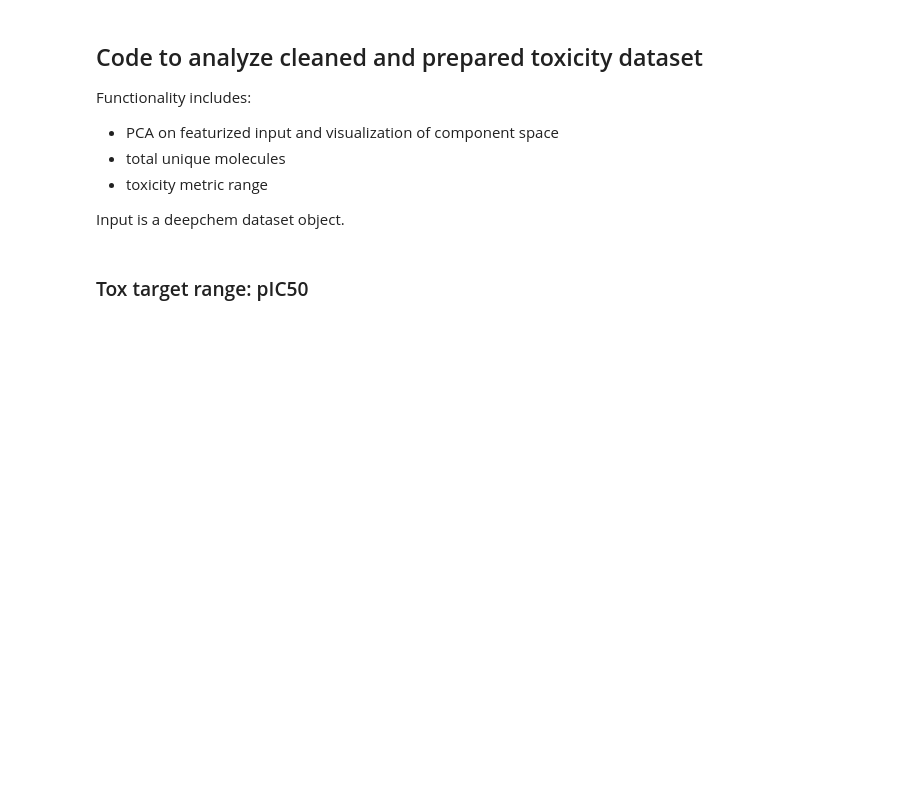
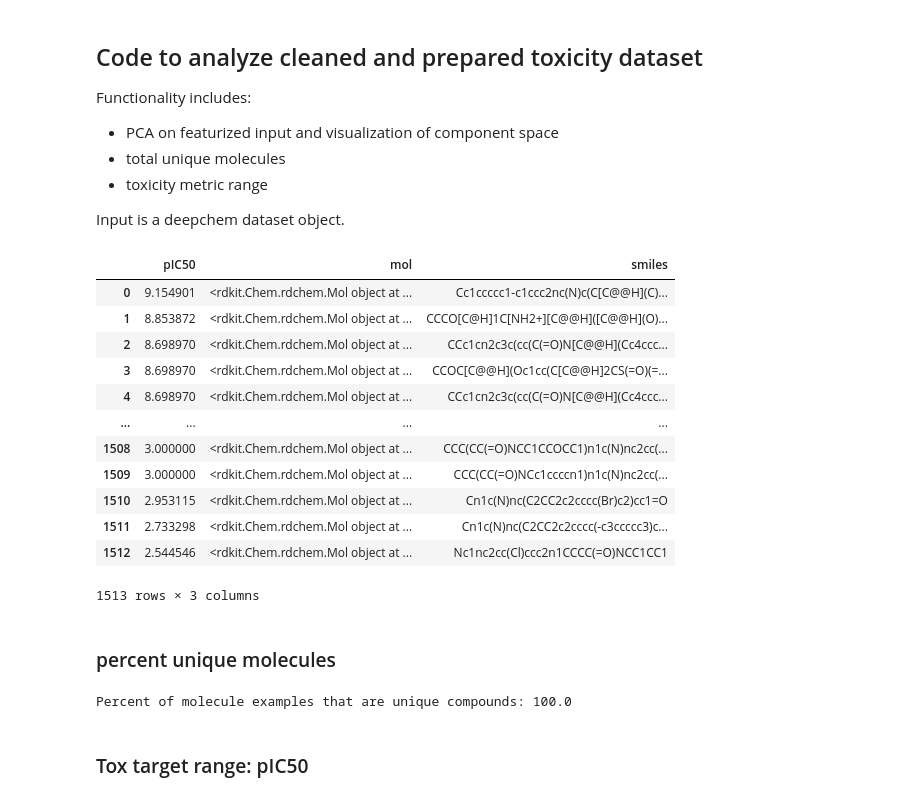
Before and after one commit to Zymergen-DIRECT-2021/cytoxnet, a Jupyter notebook: working/data_metrics.ipynb, the cells around one changed output. Drawn from its saved outputs; the diff is of its cells as text; code cells hidden in the pictures; blank space fills up the shorter version.

```diff
--- a/working/data_metrics.ipynb
+++ b/working/data_metrics.ipynb
@@ -16,13 +20,38 @@ import sklearn.decomposition
 # %%
 ## produce a fake incoming dataset temporarily
 # load from deepchem
-task, dataset, transformer = deepchem.molnet.load_bace_regression(splitter=None)
+task, dataset, transformer = deepchem.molnet.load_bace_regression(splitter=None, featurizer=deepchem.feat.RawFeaturizer())
 # %%
 # un normalize
 y = transformer[0].untransform(dataset[0].y)
 X = dataset[0].X
 # %%
-y_dataframe = pandas.DataFrame(data=y, columns=['pIC50'])
+dataframe = pandas.DataFrame(data=y, columns=['pIC50'])
+dataframe['mol'] = X
+dataframe['smiles'] = dataframe['mol'].apply(lambda mol: rdkit.Chem.MolToSmiles(mol))
+dataframe
+# %% [output]
+|  | pIC50 | mol | smiles |
+| 0 | 9.154901 | <rdkit.Chem.rdchem.Mol object at ... | Cc1ccccc1-c1ccc2nc(N)c(C[C@@H](C)... |
+| 1 | 8.853872 | <rdkit.Chem.rdchem.Mol object at ... | CCCO[C@H]1C[NH2+][C@@H]([C@@H](O)... |
+| 2 | 8.698970 | <rdkit.Chem.rdchem.Mol object at ... | CCc1cn2c3c(cc(C(=O)N[C@@H](Cc4ccc... |
+| 3 | 8.698970 | <rdkit.Chem.rdchem.Mol object at ... | CCOC[C@@H](Oc1cc(C[C@@H]2CS(=O)(=... |
+| 4 | 8.698970 | <rdkit.Chem.rdchem.Mol object at ... | CCc1cn2c3c(cc(C(=O)N[C@@H](Cc4ccc... |
+| ... | ... | ... | ... |
+| 1508 | 3.000000 | <rdkit.Chem.rdchem.Mol object at ... | CCC(CC(=O)NCC1CCOCC1)n1c(N)nc2cc(... |
+| 1509 | 3.000000 | <rdkit.Chem.rdchem.Mol object at ... | CCC(CC(=O)NCc1ccccn1)n1c(N)nc2cc(... |
+| 1510 | 2.953115 | <rdkit.Chem.rdchem.Mol object at ... | Cn1c(N)nc(C2CC2c2cccc(Br)c2)cc1=O |
+| 1511 | 2.733298 | <rdkit.Chem.rdchem.Mol object at ... | Cn1c(N)nc(C2CC2c2cccc(-c3ccccc3)c... |
+| 1512 | 2.544546 | <rdkit.Chem.rdchem.Mol object at ... | Nc1nc2cc(Cl)ccc2n1CCCC(=O)NCC1CC1 |
+1513 rows × 3 columns
+# %% [markdown]
+### percent unique molecules
+# %%
+print('Percent of molecule examples that are unique compounds: {}'.format(
+     float(len(np.unique(dataframe['smiles']))/len(dataframe)*100)
+     ))
+# %% [output]
+Percent of molecule examples that are unique compounds: 100.0
 # %% [markdown]
 ### Tox target range: pIC50
 # %%
```
Also changed, not shown: parts of 21 cells of this notebook, 2 other files.
